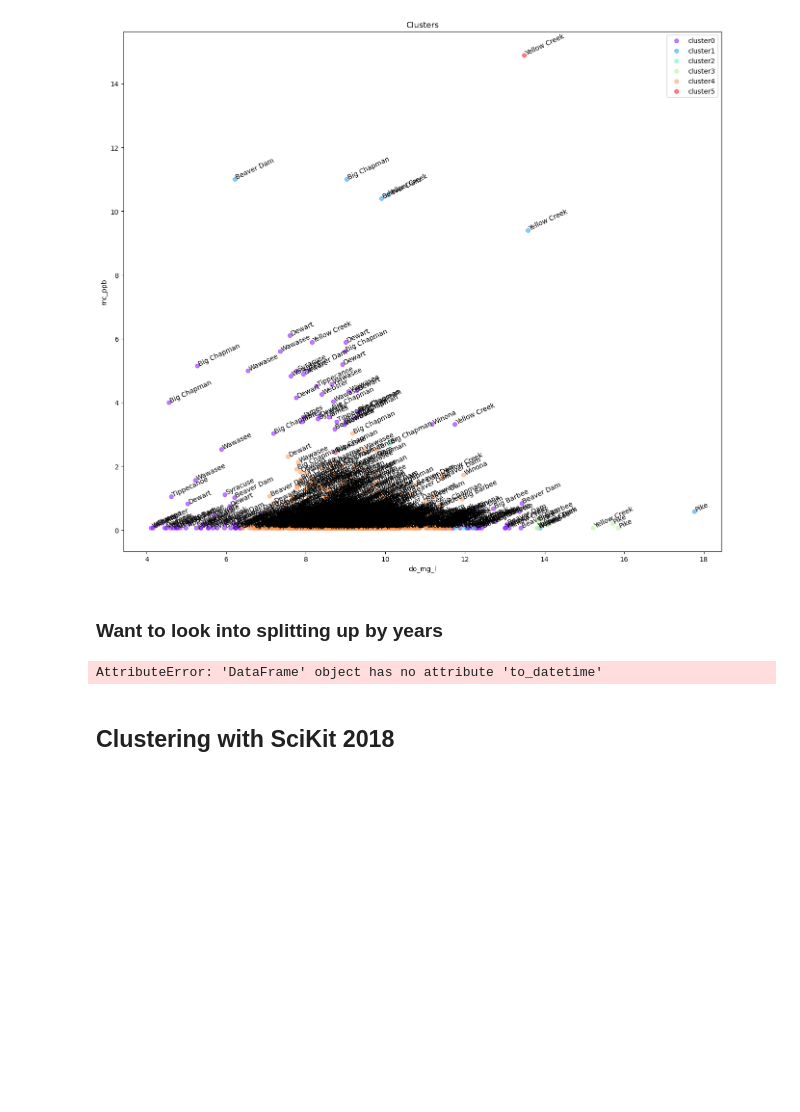
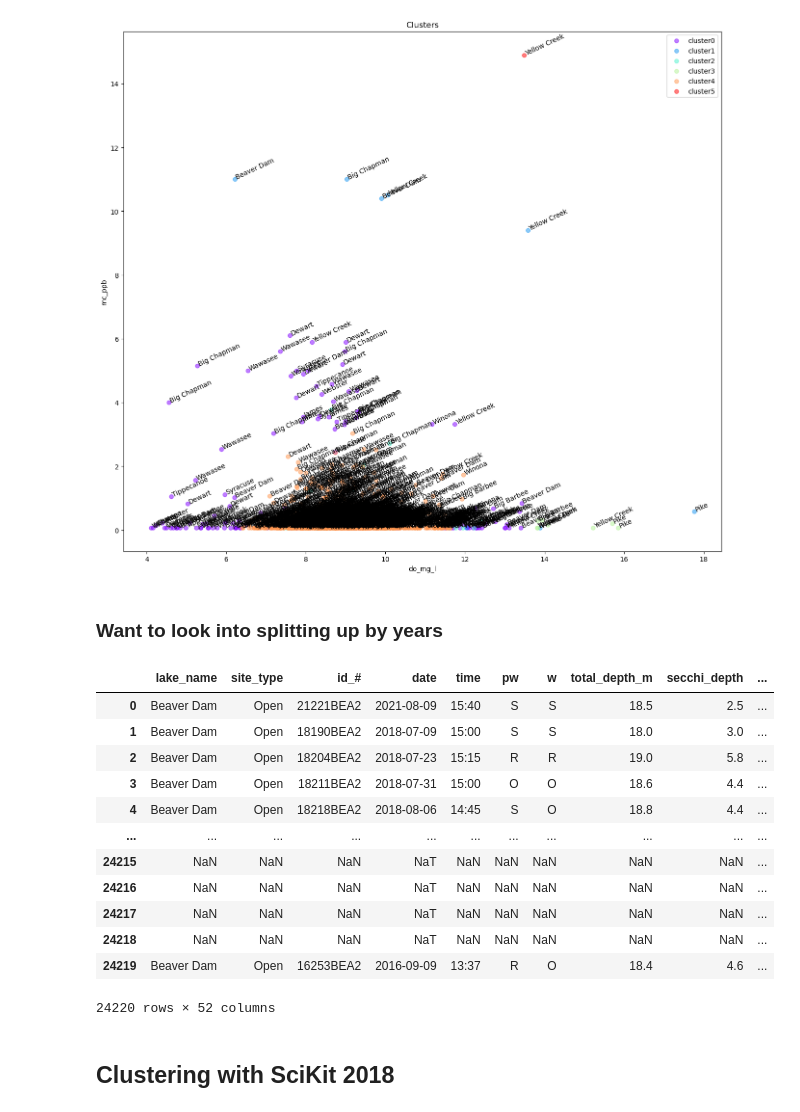
Before and after one commit to austin-strahan/Lakes-ML, a Jupyter notebook: Project.ipynb, the cells around one changed output. Cells and saved outputs as stored; diff of their text form; code cells hidden in the pictures; blank space fills up the shorter version.

```diff
--- a/Project.ipynb
+++ b/Project.ipynb
@@ -1372,9 +1372,23 @@ Text(0, 0.5, 'mc_ppb')
 ### Want to look into splitting up by years
 # %%
 from datetime import datetime
-clean_df['date'] = clean_df.to_datetime(clean_df['date'], format='%m-%d-%Y')
+clean_df['date'] = pd.to_datetime(clean_df['date'], format='%m/%d/%Y')
-# %% [output]
-AttributeError: 'DataFrame' object has no attribute 'to_datetime'
+# %%
+clean_df
+# %% [output]
+|  | lake_name | site_type | id_# | date | time | pw | w | total_depth_m | secchi_depth | ... |
+| 0 | Beaver Dam | Open | 21221BEA2 | 2021-08-09 | 15:40 | S | S | 18.5 | 2.5 | ... |
+| 1 | Beaver Dam | Open | 18190BEA2 | 2018-07-09 | 15:00 | S | S | 18.0 | 3.0 | ... |
+| 2 | Beaver Dam | Open | 18204BEA2 | 2018-07-23 | 15:15 | R | R | 19.0 | 5.8 | ... |
+| 3 | Beaver Dam | Open | 18211BEA2 | 2018-07-31 | 15:00 | O | O | 18.6 | 4.4 | ... |
+| 4 | Beaver Dam | Open | 18218BEA2 | 2018-08-06 | 14:45 | S | O | 18.8 | 4.4 | ... |
+| ... | ... | ... | ... | ... | ... | ... | ... | ... | ... | ... |
+| 24215 | NaN | NaN | NaN | NaT | NaN | NaN | NaN | NaN | NaN | ... |
+| 24216 | NaN | NaN | NaN | NaT | NaN | NaN | NaN | NaN | NaN | ... |
+| 24217 | NaN | NaN | NaN | NaT | NaN | NaN | NaN | NaN | NaN | ... |
+| 24218 | NaN | NaN | NaN | NaT | NaN | NaN | NaN | NaN | NaN | ... |
+| 24219 | Beaver Dam | Open | 16253BEA2 | 2016-09-09 | 13:37 | R | O | 18.4 | 4.6 | ... |
+24220 rows × 52 columns
 # %% [markdown]
 ## Clustering with SciKit 2018
 # %%
```
Also changed, not shown: parts of 3 cells of this notebook, 2 other files.
